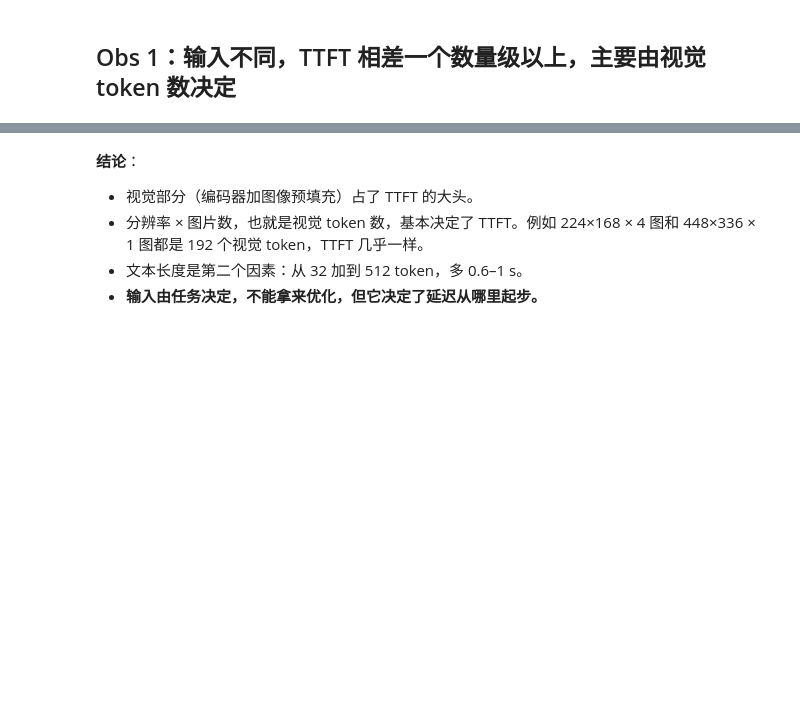
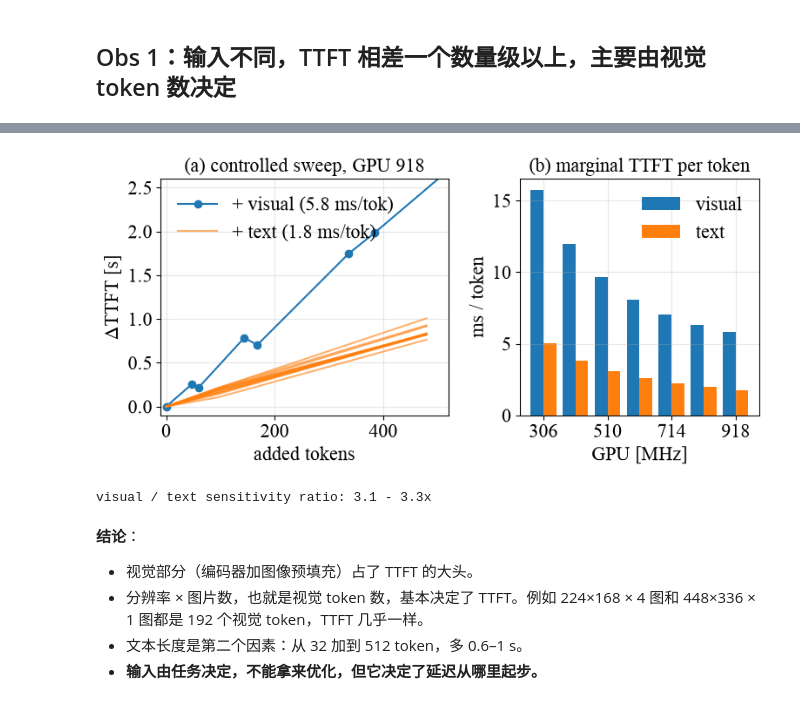
Before and after one commit to DufreWu/ViMoR, a Jupyter notebook: speed_vlm/motivation.ipynb, the cells around one changed output, grey strips where cells are left out. Cells and saved outputs as stored; diff of their text form; code cells hidden in the pictures; blank space fills up the shorter version.

```diff
--- a/speed_vlm/motivation.ipynb
+++ b/speed_vlm/motivation.ipynb
@@ -87,3 +287,32 @@ plt.tight_layout(); plt.show()
+# %%
+# token sensitivity: how much TTFT grows per added visual vs. text token (uses `tok` from the cell above)
+d = top.reset_index()
+fig, ax = plt.subplots(1, 2, figsize=plot_style.FIG2, gridspec_kw=dict(width_ratios=[1.2, 1]))
+# (a) controlled sweeps at max clocks
+v = d[d.n_txt_target == 32].groupby("n_vis").ttft.mean()            # vary images, text fixed at 32
+ax[0].plot(v.index - v.index[0], (v - v.iloc[0]) / 1000, "o-", color="tab:blue", label=f"+ visual ({tok.loc[GMAX, 'b_vis']:.1f} ms/tok)")
+for i, (k, g) in enumerate(d.groupby(["res_w", "n_img"])):           # vary text, image fixed
+    g = g.sort_values("n_txt")
+    ax[0].plot(g.n_txt - g.n_txt.iloc[0], (g.ttft - g.ttft.iloc[0]) / 1000, "-", color="tab:orange",
+               alpha=.6, lw=1.5, label=f"+ text ({tok.loc[GMAX, 'c_txt']:.1f} ms/tok)" if i == 0 else None)
+ax[0].set(xlabel="added tokens", ylabel=r"$\Delta$TTFT [s]", title=f"(a) controlled sweep, GPU {GMAX}",
+          xlim=(-10, 520), ylim=(-0.1, 2.6))
+ax[0].legend(frameon=False, loc="upper left")
+# (b) marginal cost per token at every GPU clock
+xg = np.arange(len(tok))
+ax[1].bar(xg - .2, tok.b_vis, .4, color="tab:blue", label="visual")
+ax[1].bar(xg + .2, tok.c_txt, .4, color="tab:orange", label="text")
+ax[1].set_xticks(xg[::2], tok.index[::2])
+ax[1].set(xlabel="GPU [MHz]", ylabel="ms / token", title="(b) marginal TTFT per token")
+ax[1].legend(frameon=False)
+for a_ in ax: a_.grid(alpha=.3)
+plt.tight_layout()
+plt.savefig("paper/figs/obs1_token_sensitivity.pdf", bbox_inches="tight", pad_inches=0.01)
+plt.show()
+print(f"visual / text sensitivity ratio: {tok.ratio.min():.1f} - {tok.ratio.max():.1f}x")
+# %% [output]
+[figure, added]
+visual / text sensitivity ratio: 3.1 - 3.3x
 # %% [markdown]
 **结论**：
 - 视觉部分（编码器加图像预填充）占了 TTFT 的大头。
```
Also changed, not shown: parts of 14 cells of this notebook, 19 other files.
